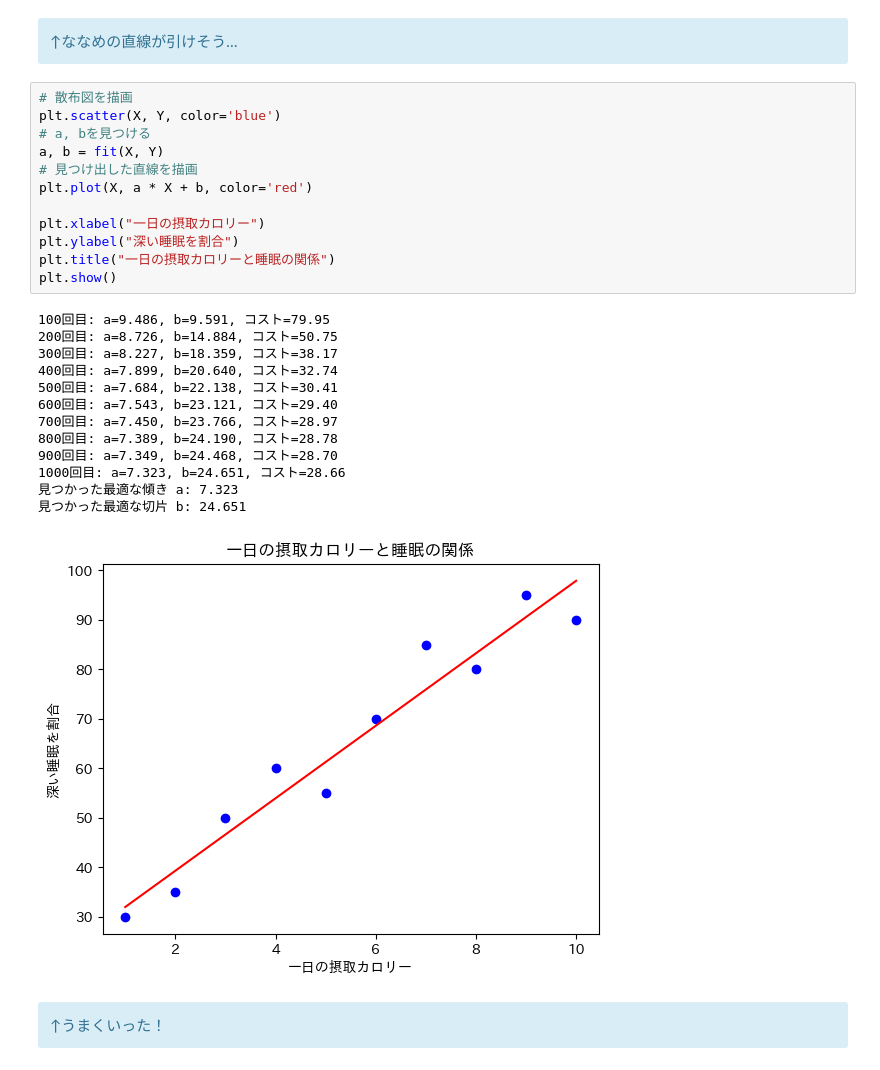
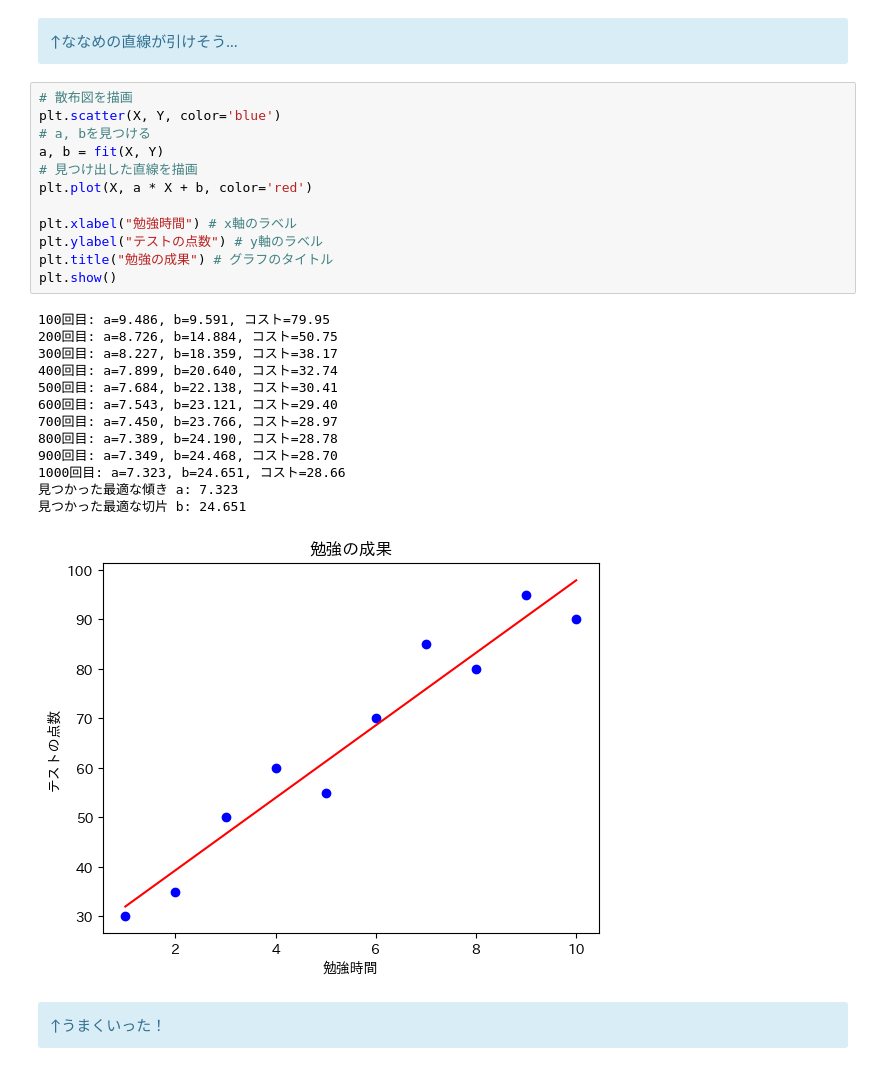
Before and after one commit to hachi-to-nana/linear_regression, a Jupyter notebook: 数学自由研究.ipynb, the cells around one changed output. Saved outputs shown, nothing was run; the diff lists cells and outputs as text.

```diff
--- a/数学自由研究.ipynb
+++ b/数学自由研究.ipynb
@@ -79,29 +79,29 @@ plt.show()
 # %%
 # 散布図を描画
 plt.scatter(X, Y, color='blue')
 # a, bを見つける
 a, b = fit(X, Y)
 # 見つけ出した直線を描画
 plt.plot(X, a * X + b, color='red')
 
-plt.xlabel("一日の摂取カロリー")
-plt.ylabel("深い睡眠を割合")
-plt.title("一日の摂取カロリーと睡眠の関係")
+plt.xlabel("勉強時間") # x軸のラベル
+plt.ylabel("テストの点数") # y軸のラベル
+plt.title("勉強の成果") # グラフのタイトル
 plt.show()
 # %% [output]
 100回目: a=9.486, b=9.591, コスト=79.95
 200回目: a=8.726, b=14.884, コスト=50.75
 300回目: a=8.227, b=18.359, コスト=38.17
 400回目: a=7.899, b=20.640, コスト=32.74
 500回目: a=7.684, b=22.138, コスト=30.41
 600回目: a=7.543, b=23.121, コスト=29.40
 700回目: a=7.450, b=23.766, コスト=28.97
 800回目: a=7.389, b=24.190, コスト=28.78
 900回目: a=7.349, b=24.468, コスト=28.70
 1000回目: a=7.323, b=24.651, コスト=28.66
 見つかった最適な傾き a: 7.323
 見つかった最適な切片 b: 24.651
-[figure, old version]
+[figure, new version]
 # %% [markdown]
 <div class="alert alert-block alert-info">
 ↑うまくいった！
```
Also changed, not shown: parts of 3 cells of this notebook.
